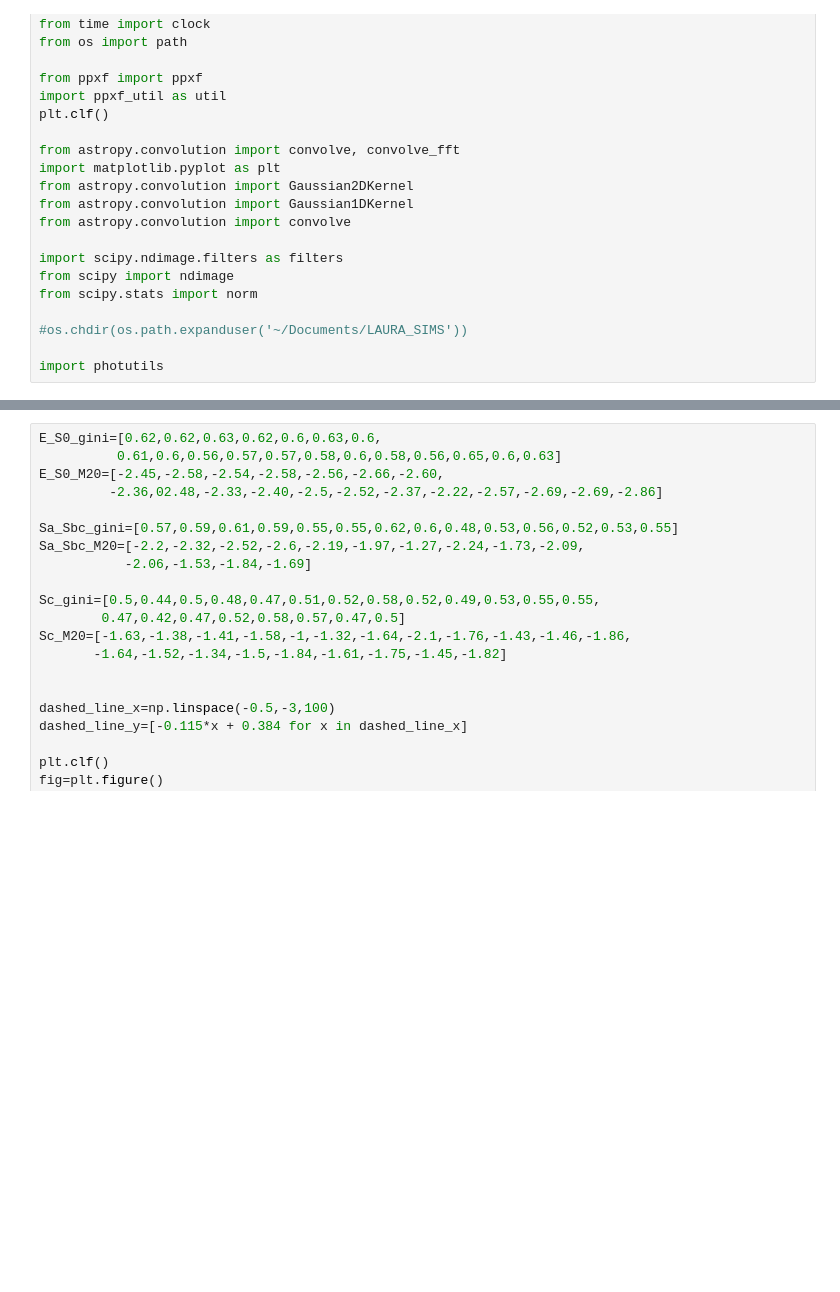
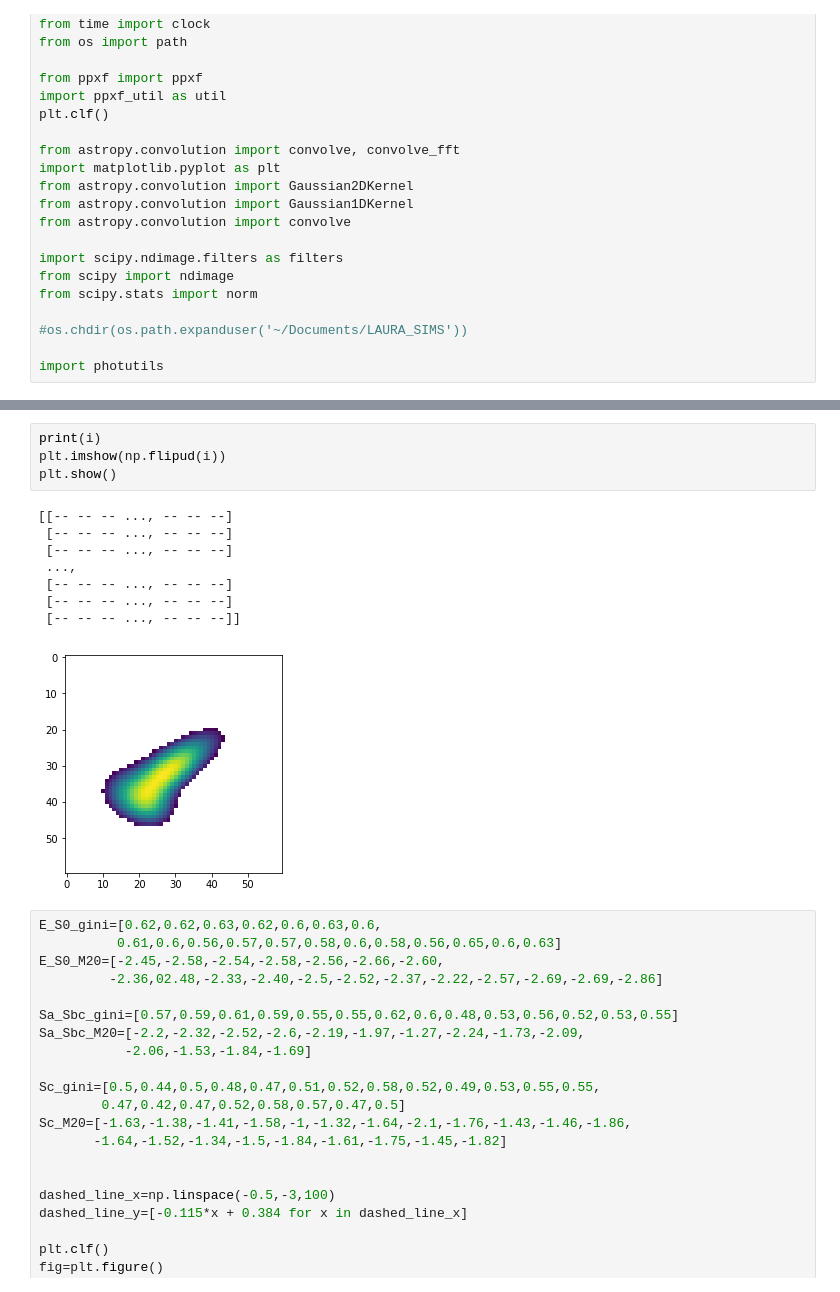
Before and after one commit to beckynevin/imaging_identification_mergers, a Jupyter notebook: Image_CAS_gini_M20.ipynb, the cells around one changed output, grey strips where cells are left out. Drawn from its saved outputs; the diff is of its cells as text; blank space fills up the shorter version.

```diff
--- a/Image_CAS_gini_M20.ipynb
+++ b/Image_CAS_gini_M20.ipynb
@@ -338,3 +231,16 @@ xcen 155.666671315 ycen 155.550598547
+# %%
+print(i)
+plt.imshow(np.flipud(i))
+plt.show()
+# %% [output]
+[[-- -- -- ..., -- -- --]
+ [-- -- -- ..., -- -- --]
+ [-- -- -- ..., -- -- --]
+ ...,
+ [-- -- -- ..., -- -- --]
+ [-- -- -- ..., -- -- --]
+ [-- -- -- ..., -- -- --]]
+[figure, added]
 # %%
 E_S0_gini=[0.62,0.62,0.63,0.62,0.6,0.63,0.6,
           0.61,0.6,0.56,0.57,0.57,0.58,0.6,0.58,0.56,0.65,0.6,0.63]
```
Also changed, not shown: parts of 3 cells of this notebook.
